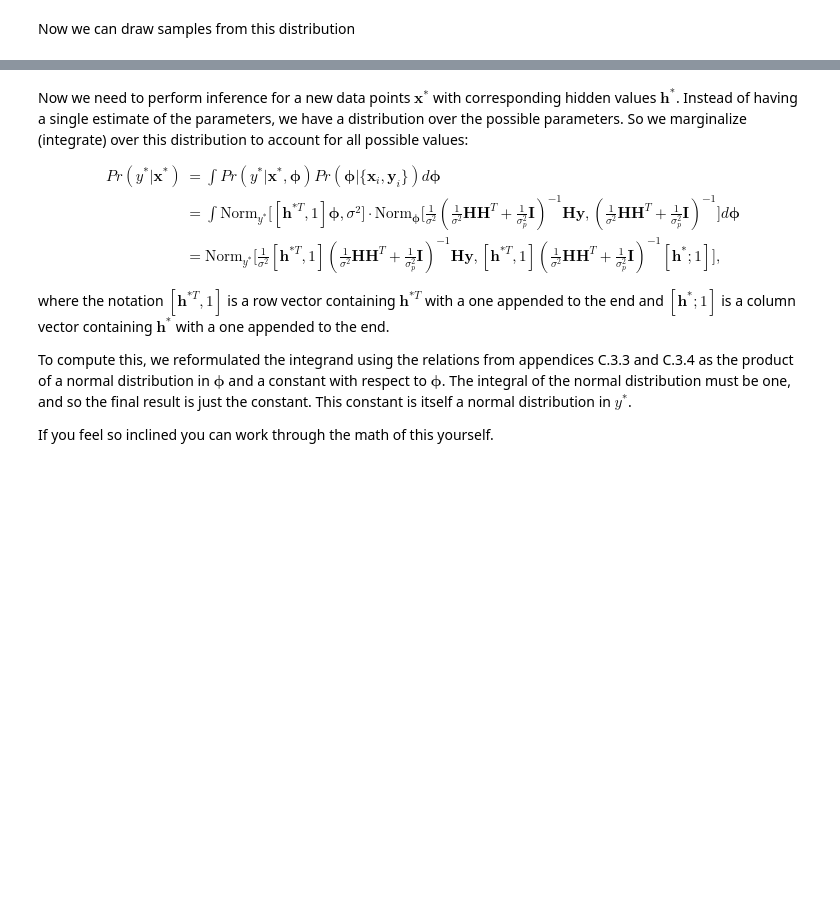
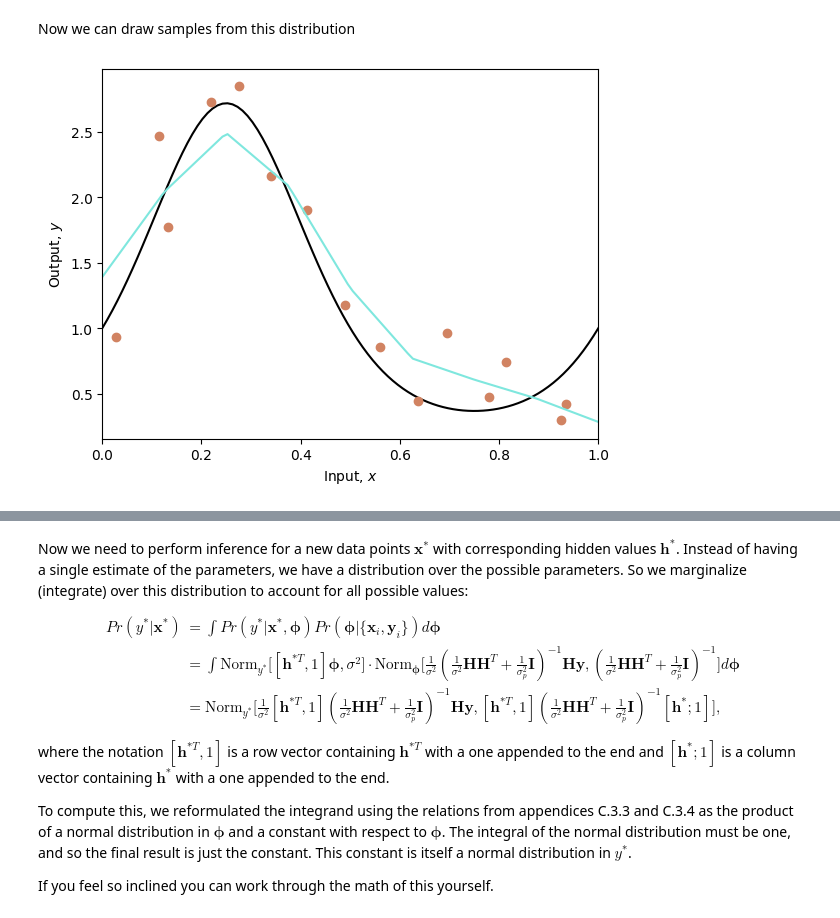
Before and after one commit to Mobo140/Research-Physics-ML-Python-, a Jupyter notebook: Notebooks/Chap09/9_4_Bayesian_Approach.ipynb, the cells around one changed output, grey strips where cells are left out. Cells and saved outputs as stored; diff of their text form; code cells hidden in the pictures; blank space fills up the shorter version.

```diff
--- a/Notebooks/Chap09/9_4_Bayesian_Approach.ipynb
+++ b/Notebooks/Chap09/9_4_Bayesian_Approach.ipynb
@@ -163,12 +164,11 @@ def compute_param_mean_covar(x_data, y_data, n_hidden, sigma_sq, sigma_p_sq):
 
   # TODO -- Compute the covariance matrix (you will need np.transpose(), np.matmul(), np.linalg.inv())
   # Replace this line
-  phi_covar = np.linalg.inv((1 / sigma_sq * np.matmul(H, np.transpose(H)) + 1 / sigma_p_sq**2 * np.eye(n_hidden+1)))
-
+  phi_covar = np.linalg.inv(1 / sigma_sq**2 * np.matmul(H, np.transpose(H)) + 1 / sigma_p_sq**2 * np.eye(n_hidden+1))
 
   # TODO -- Compute the mean matrix
   # Replace this line
-  phi_mean = np.zeros((n_hidden+1,1))
+  phi_mean = 1 / sigma_sq**2 * np.matmul(phi_covar,np.matmul(H, y_data))
 
 
   return phi_mean, phi_covar
@@ -176,19 +176,21 @@ def compute_param_mean_covar(x_data, y_data, n_hidden, sigma_sq, sigma_p_sq):
 Now we can draw samples from this distribution
 # %%
 # Define parameters
-n_hidden = 5
+n_hidden = 8
 sigma_sq = sigma_func * sigma_func
 # Arbitrary large value reflecting the fact we are uncertain about the
 # parameters before we see any data
-sigma_p_sq = 1000
+sigma_p_sq = 1
 
 # Compute the mean and covariance matrix
 phi_mean, phi_covar = compute_param_mean_covar(x_data, y_data, n_hidden, sigma_sq, sigma_p_sq)
 
 # Let's draw the mean model
 x_model = x_func
 y_model_mean = network(x_model, phi_mean[-1], phi_mean[0:n_hidden])
 plot_function(x_func, y_func, x_data, y_data, x_model, y_model_mean)
+# %% [output]
+[figure, added]
 # %%
 # TODO Draw two samples from the normal distribution over the parameters
 # Replace these lines
```
Also changed, not shown: parts of 4 cells of this notebook.
